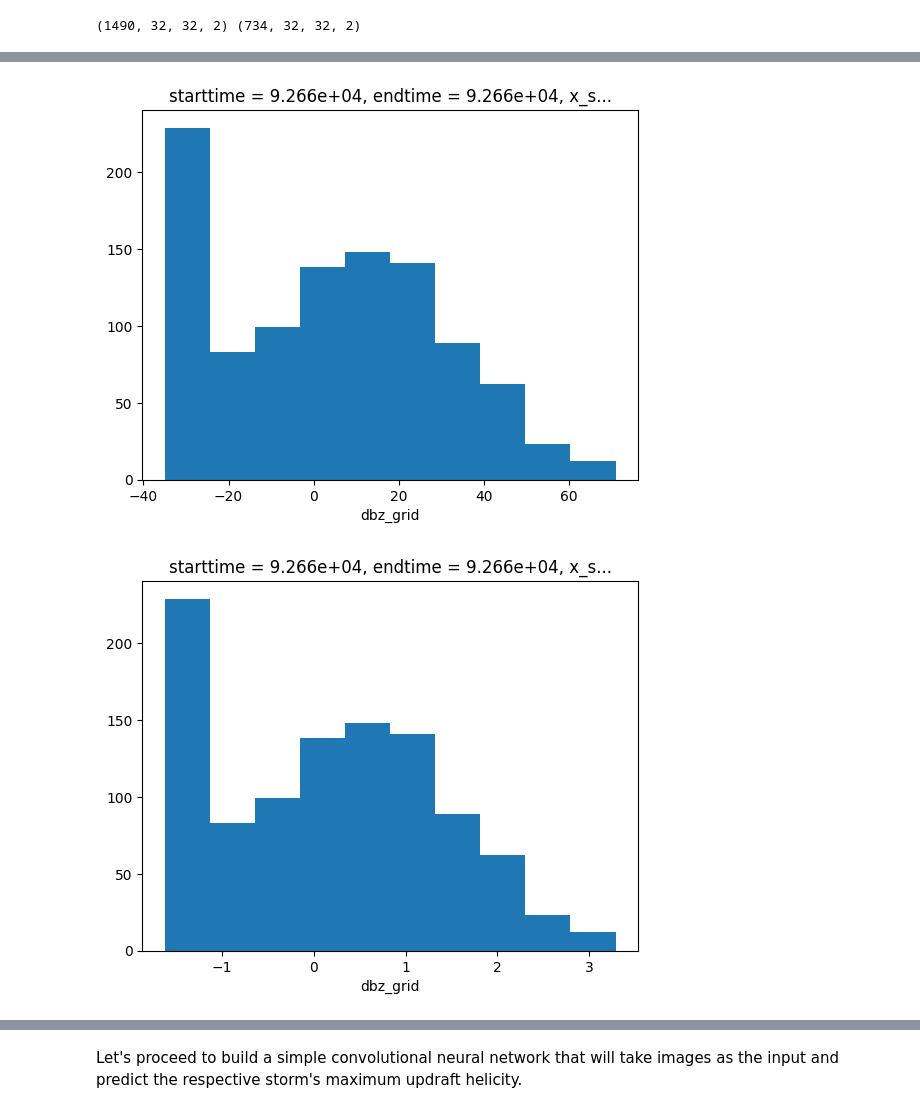
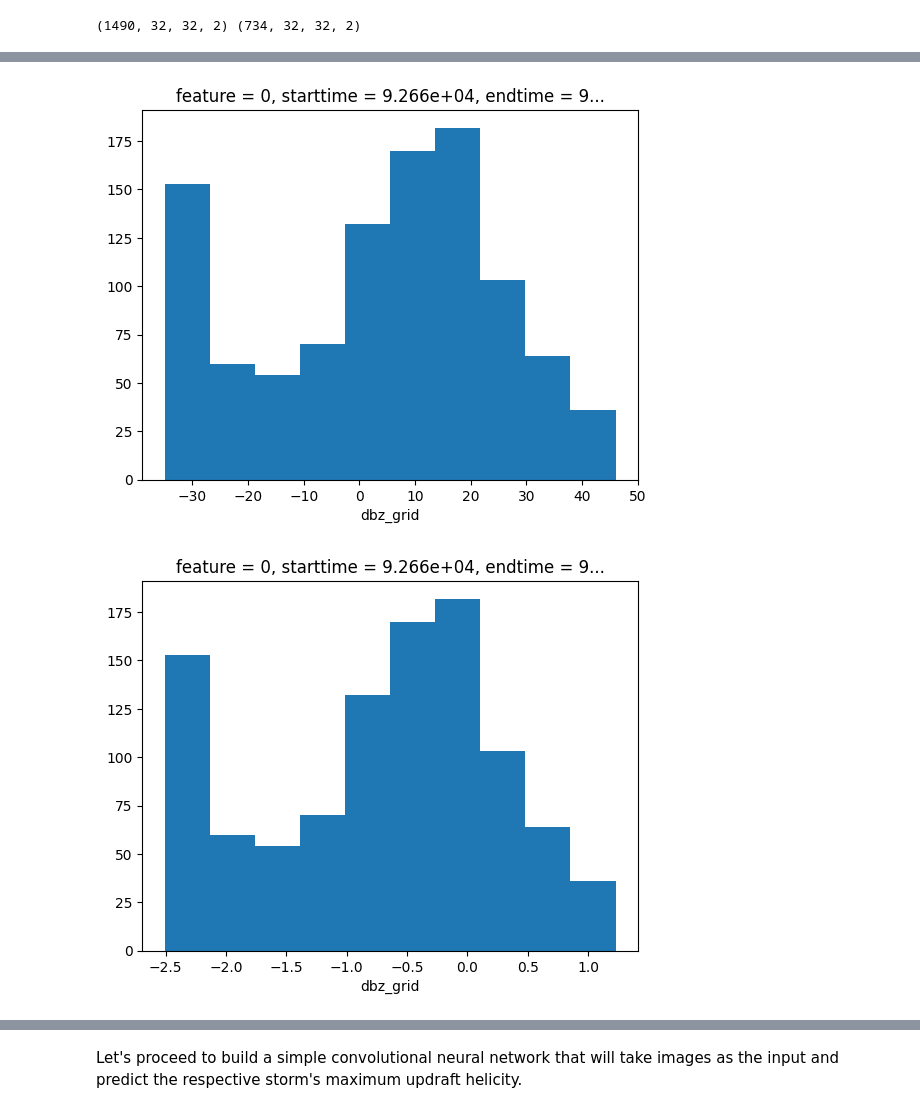
Before and after one commit to mariajmolina/UMDAOSC650, a Jupyter notebook: firstcnn.ipynb, the cells around one changed output, grey strips where cells are left out. Drawn from its saved outputs; the diff is of its cells as text; code cells hidden in the pictures.

```diff
--- a/firstcnn.ipynb
+++ b/firstcnn.ipynb
@@ -332 +300,8 @@ scale_da_along_dim(X_train, dim="feature")
+# %%
+# standardize data
+X_train_scaled, scaler_X = scale_da_along_dim(X_train, dim="feature")
+X_test_scaled, _ = scale_da_along_dim(X_test, dim="feature", scaler=scaler_X)
+
+y_train_scaled, scaler_Y = scale_da_along_dim(y_train, dim="feature")
+y_test_scaled, _ = scale_da_along_dim(y_test, dim="feature", scaler=scaler_Y)
 # %%
@@ -367,6 +319,6 @@ ytest_1d = scaler_label.transform(y_test)
 # %%
-train_feats.isel(feature=0,starttime=15).plot.hist(); plt.show()
-train_feats_standardized.isel(feature=0,starttime=15).plot.hist(); plt.show()
+X_train.isel(feature=0,starttime=15).plot.hist(); plt.show()
+X_train_scaled.isel(feature=0,starttime=15).plot.hist(); plt.show()
 # %% [output]
-[figure, old version]
+[figure, new version]
-[figure, old version]
+[figure, new version]
```
Also changed, not shown: parts of 59 cells of this notebook.
